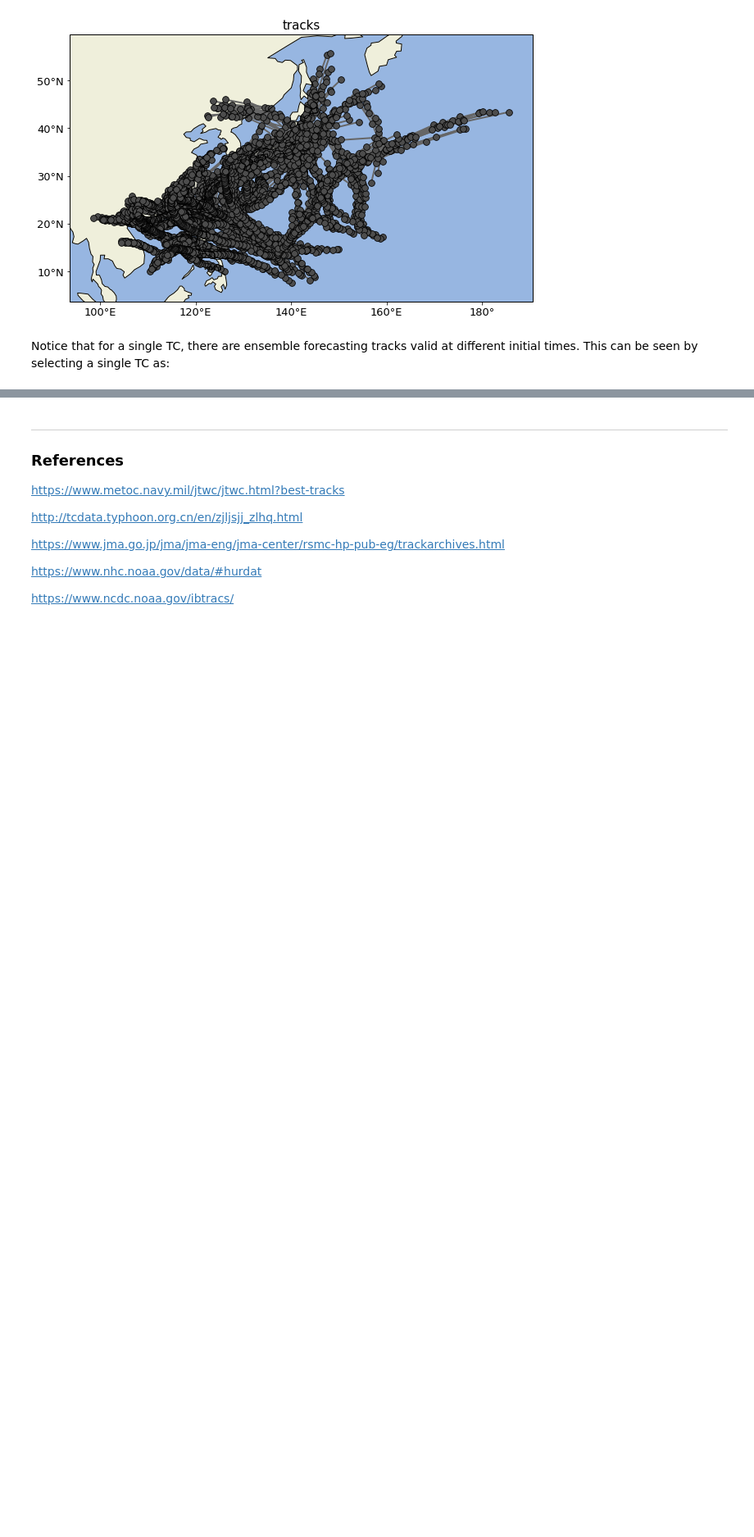
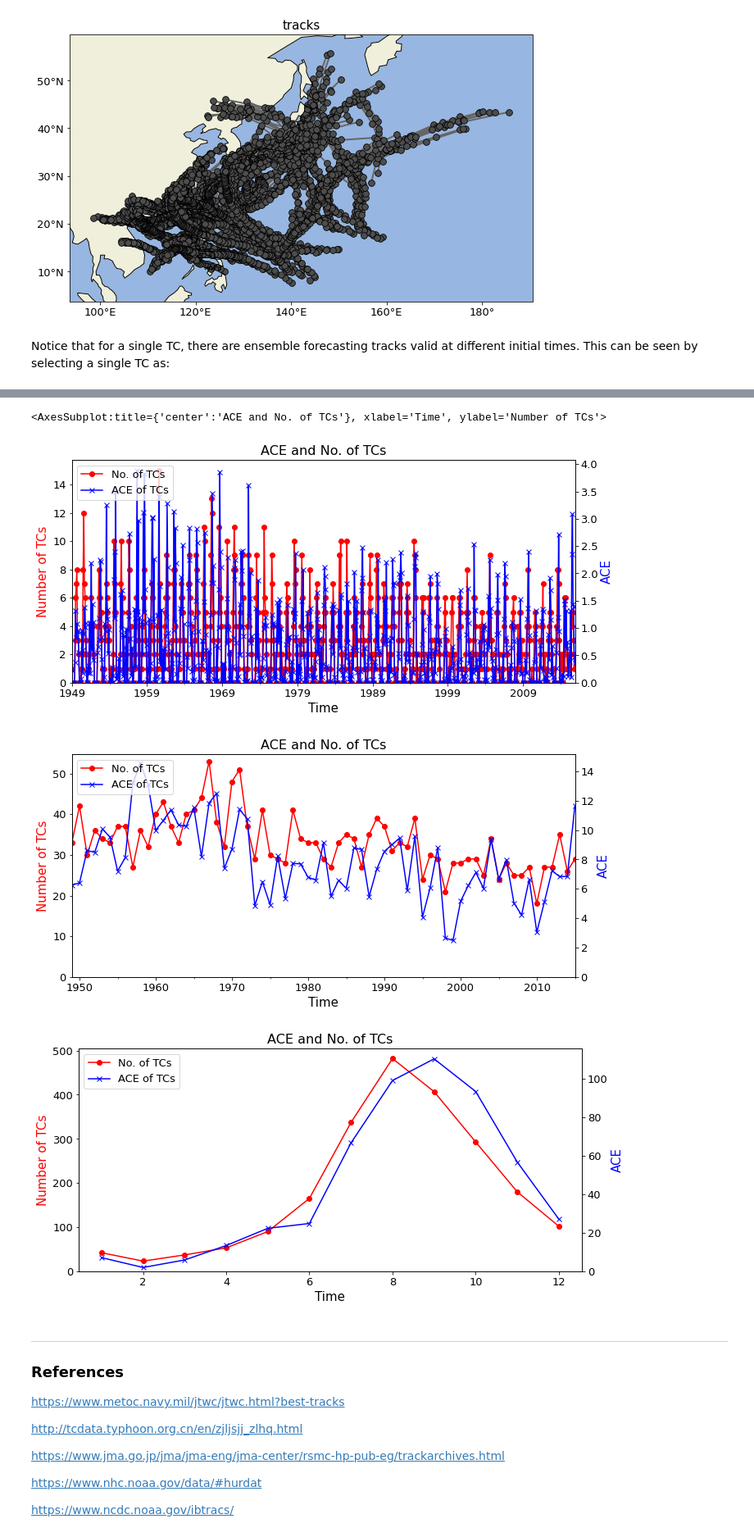
Before and after one commit to miniufo/besttracks, a Jupyter notebook: notebooks/QuickGuide.ipynb, the cells around one changed output, grey strips where cells are left out. Shown at 82% size. Drawn from its saved outputs; the diff is of its cells as text; code cells hidden in the pictures; blank space fills up the shorter version.

Commit message:
add timeseries plot

```diff
--- a/notebooks/QuickGuide.ipynb
+++ b/notebooks/QuickGuide.ipynb
@@ -231,3 +222,12 @@ The 'inframe' parameter of draw() was deprecated in Matplotlib 3.3 and will be r
+# %%
+TCs_CMA.plot_timeseries(freq='monthly', figsize=(11,5))
+TCs_CMA.plot_timeseries(freq='yearly', figsize=(11,5))
+TCs_CMA.plot_timeseries(freq='annual', figsize=(11,5))
+# %% [output]
+<AxesSubplot:title={'center':'ACE and No. of TCs'}, xlabel='Time', ylabel='Number of TCs'>
+[figure, added]
+[figure, added]
+[figure, added]
 # %% [markdown]
 ---
 ### References
```
Also changed, not shown: parts of 8 cells of this notebook, 5 other files.
